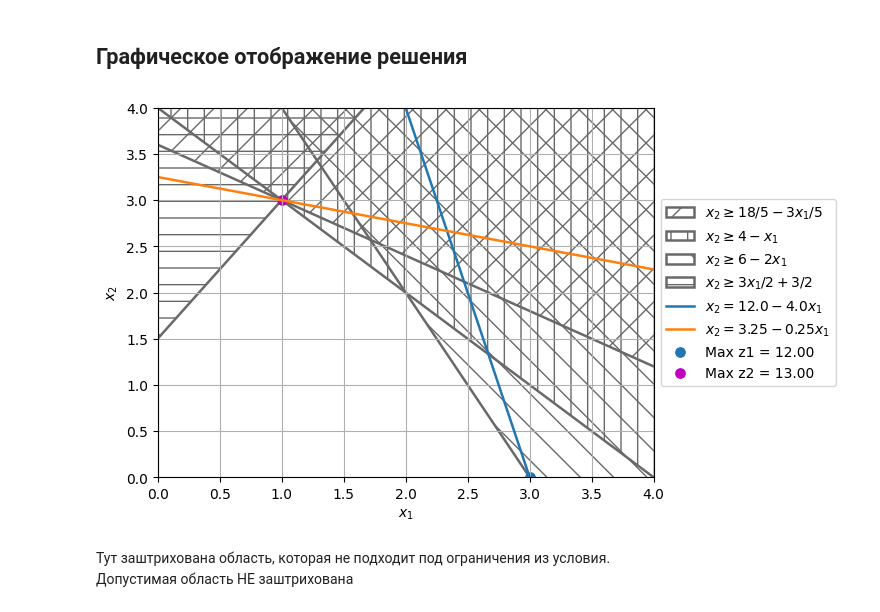
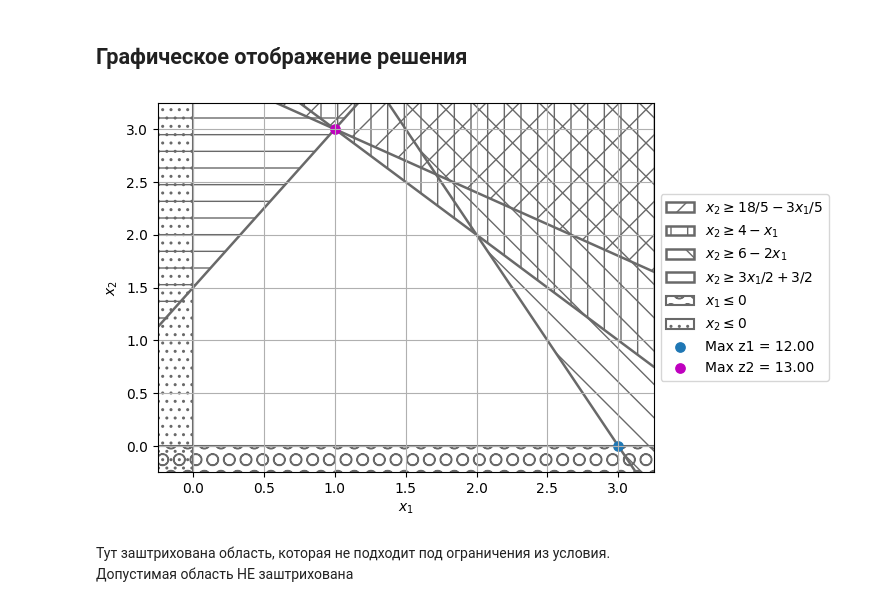
Before and after one commit to EugeneTheWatchman/decision-making-methods, a Jupyter notebook: 1.2 Графический способ построения множества Парето.ipynb, the cells around one changed output. Saved outputs shown, nothing was run; the diff lists cells and outputs as text; code cells hidden in the pictures.

Commit message:
adding lower bounds visualisation

```diff
--- a/1.2 Графический способ построения множества Парето.ipynb
+++ b/1.2 Графический способ построения множества Парето.ipynb
@@ -12,7 +12,8 @@ from sympy import *
 coefficients_inequalities = [[ 3, 5], # require 0.1*x + 0.2*y <= 10
                              [ 4, 4],
                              [ 2, 1],
-                             [-3, 2],]
+                             [-3, 2],
+                            ]
 constants_inequalities = [18, 16, 6, 3]
 bounds_x = [0, None]  # require x1 >= 0
 bounds_y = [0, None]  # require x2 >= 0
@@ -53,46 +54,57 @@ print()
 MaxX = max(res1.x[0], res2.x[0], *filter(lambda x: not x is None, bounds_x))
 MinX = min(res1.x[0], res2.x[0], *filter(lambda x: not x is None, bounds_x))
 
-MaxY = max(res1.x[1], res2.x[1], *filter(lambda x: not x is None, bounds_y))
-MinY = min(res1.x[1], res2.x[1], *filter(lambda x: not x is None, bounds_y))
 def plot(expr, style):
     [solv_x2] = solve(expr, x2)
     x2_func = lambdify([x1], solv_x2, 'numpy')
     if not style is None:
         plt.fill_between(array, x2_func(array), MaxX*10, label = rf'$x_2 \geq {solv_x2}$'.
              replace('x1','x_1').replace('*',r''), facecolor="none",
                      hatch=style[0], edgecolor=style[1],
                      linestyle='-' ,linewidth=1.8)
     else:
         plt.plot(array, x2_func(array), label = rf'$x_2 = {solv_x2}$'.
              replace('x1','x_1').replace('*',r''), linestyle='-' ,linewidth=1.8)
     plt.xlabel('$x_1$')
     plt.ylabel('$x_2$')
 
+
+
 x1, x2 = symbols('x1, x2')
 array = np.linspace(MinX-10, MaxX*10, 100)
 color = 'dimgray'
-style = [['/',color],['|',color],['\\',color],['-',color]]
+styles = [['/',color],['|',color],['\\',color],['-',color],['..',color],['O',color]]
 for i in range(len(coefficients_inequalities)):
     expr =    coefficients_inequalities[i][0] * x1 \
             + coefficients_inequalities[i][1] * x2 \
             - constants_inequalities[i]
-    plot(expr, style.pop(0))
+    plot(expr, styles.pop(0))
 
-plot(-z1[0] * x1 - z1[1] * x2 + res1.fun, None)
-plot(-z2[0] * x1 - z2[1] * x2 + res2.fun, None)
+if not bounds_x[0] is None:
+    style = styles.pop()
+    plt.fill_between(array, bounds_x[0], -100, hatch=style[0], edgecolor=style[1],
+                     label = rf'$x_1 \leq {bounds_x[0]}$',
+                     facecolor="none", linestyle='-' ,linewidth=1.5)
+if not bounds_y[0] is None:
+    style = styles.pop()
+    plt.fill_betweenx(array, bounds_y[0], -100, hatch=style[0], edgecolor=style[1],
+                      label = rf'$x_2 \leq {bounds_y[0]}$',
+                      facecolor="none", linestyle='-' ,linewidth=1.5)
+
+#plot(-z1[0] * x1 - z1[1] * x2 + res1.fun, None)
+#plot(-z2[0] * x1 - z2[1] * x2 + res2.fun, None)
 
 plt.scatter(res1.x[0], res1.x[1], s=45, label = f'Max z1 ={-res1.fun: .2f}')
 plt.scatter(res2.x[0], res2.x[1], s=45, label = f'Max z2 ={-res2.fun: .2f}', facecolor='m' )
 
 plt.legend(loc = 'center left', bbox_to_anchor = (1,0.5))
 plt.grid()
-plt.xlim([0, 4])
-plt.ylim([0, 4])
+plt.xlim([-0.25, 3.25])
+plt.ylim([-0.25, 3.25])
 
 plt.show()
 # %% [output]
-[figure, old version]
+[figure, new version]
 # %% [markdown]
 Тут заштрихована область, которая не подходит под ограничения из условия.
 Допустимая область НЕ заштрихована
```
